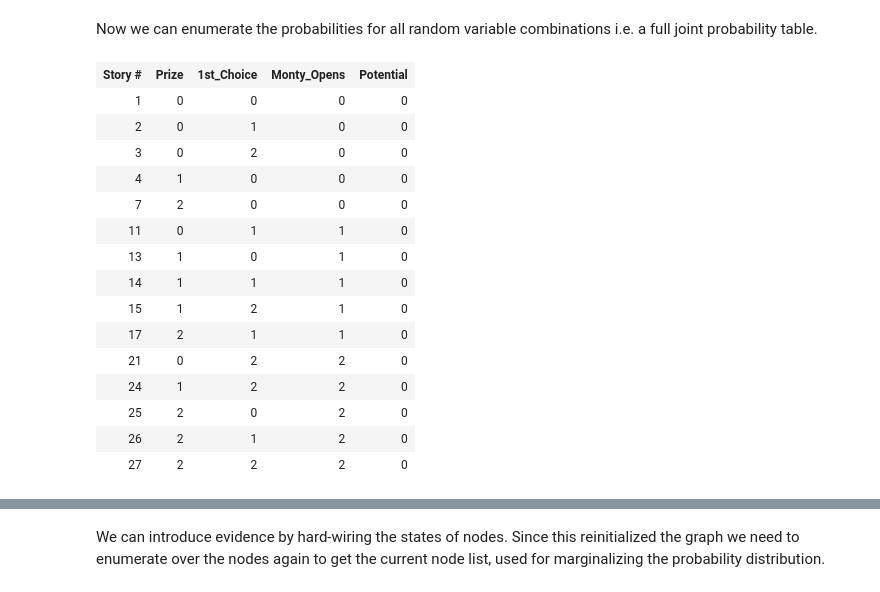
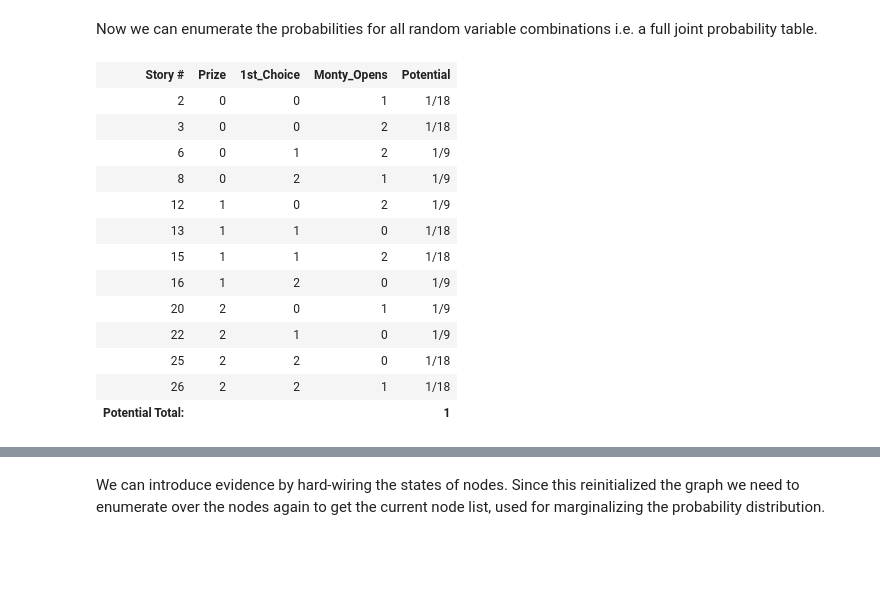
Before and after one commit to artiste-qb-net/quantum-fog, a Jupyter notebook: jupyter-notebooks/Dekant-talk-at-Meetup-Dec-19-2016/Demo_Notebook-Master.ipynb, the cells around one changed output, grey strips where cells are left out. Cells and saved outputs as stored; diff of their text form; code cells hidden in the pictures; blank space fills up the shorter version.

```diff
--- a/jupyter-notebooks/Demo_Notebook-Master-Backup.ipynb
+++ b/jupyter-notebooks/Dekant-talk-at-Meetup-Dec-19-2016/Demo_Notebook-Master.ipynb
@@ -93,9 +100,9 @@ display(MH)
 [figure]
 # %%
 from graphs.BayesNet import *
-path_bif = '../examples_cbnets/Monty_Hall.bif'
+path_bif = './examples_cbnets/Monty_Hall.bif'
 bnet = BayesNet.read_bif(path_bif, False) # The flag value False indicates that this is a classical B-net
-path_dot = '../examples_cbnets/Monty_Hall.dot'
+path_dot = './examples_cbnets/Monty_Hall.dot'
 bnet.write_dot(path_dot)
 file = open(path_dot, 'r')#READING DOT FILE
 MHdot=file.read()
@@ -109,14 +116,13 @@ for node in bnet.nodes:
     print("parents: ", [x.name for x in node.parents])
     print("children: ", [x.name for x in node.children])
     print("pot_arr: \n", node.potential.pot_arr)
-    """
+
     if isinstance(node.potential.pot_arr[0], float):
         print("pot_arr: \n", ["{:.1%}".format(p) for p in node.potential.pot_arr])
     else:
         print("pot_arr: \n")
         [print([["{:.0%}".format(p) for p in b] for b in a]) for a in node.potential.pot_arr]
     print("\n")
-    """
 # %% [output]
 name:  Prize
 parents:  []
@@ -150,25 +156,23 @@ brute_eng = EnumerationEngine(bnet,verbose=True,print_format='HTML')
 # %% [markdown]
 Now we can enumerate the probabilities for all random variable combinations i.e. a full joint probability table.
 # %%
-brute_pot_list = brute_eng.get_unipot_list(node_list, null_events='Only', number_format='Fraction')
+brute_pot_list = brute_eng.get_unipot_list(node_list, null_events='None', number_format='Fraction')
 Source(MHdot)
 # %% [output]
 | Story # | Prize | 1st_Choice | Monty_Opens | Potential |
-| 1 | 0 | 0 | 0 | 0 |
-| 2 | 0 | 1 | 0 | 0 |
-| 3 | 0 | 2 | 0 | 0 |
-| 4 | 1 | 0 | 0 | 0 |
-| 7 | 2 | 0 | 0 | 0 |
-| 11 | 0 | 1 | 1 | 0 |
-| 13 | 1 | 0 | 1 | 0 |
-| 14 | 1 | 1 | 1 | 0 |
-| 15 | 1 | 2 | 1 | 0 |
-| 17 | 2 | 1 | 1 | 0 |
-| 21 | 0 | 2 | 2 | 0 |
-| 24 | 1 | 2 | 2 | 0 |
-| 25 | 2 | 0 | 2 | 0 |
-| 26 | 2 | 1 | 2 | 0 |
-| 27 | 2 | 2 | 2 | 0 |
+| 2 | 0 | 0 | 1 | 1/18 |
+| 3 | 0 | 0 | 2 | 1/18 |
+| 6 | 0 | 1 | 2 | 1/9 |
+| 8 | 0 | 2 | 1 | 1/9 |
+| 12 | 1 | 0 | 2 | 1/9 |
+| 13 | 1 | 1 | 0 | 1/18 |
+| 15 | 1 | 1 | 2 | 1/18 |
+| 16 | 1 | 2 | 0 | 1/9 |
+| 20 | 2 | 0 | 1 | 1/9 |
+| 22 | 2 | 1 | 0 | 1/9 |
+| 25 | 2 | 2 | 0 | 1/18 |
+| 26 | 2 | 2 | 1 | 1/18 |
+| Potential Total: |  |  |  | 1 |
 [drawing not drawn]
 # %% [markdown]
 We can introduce evidence by hard-wiring the states of nodes. Since this reinitialized the graph we need to enumerate over the nodes again to get the current node list, used for marginalizing the probability distribution.
```
Also changed, not shown: parts of 19 cells of this notebook, 20 other files.
